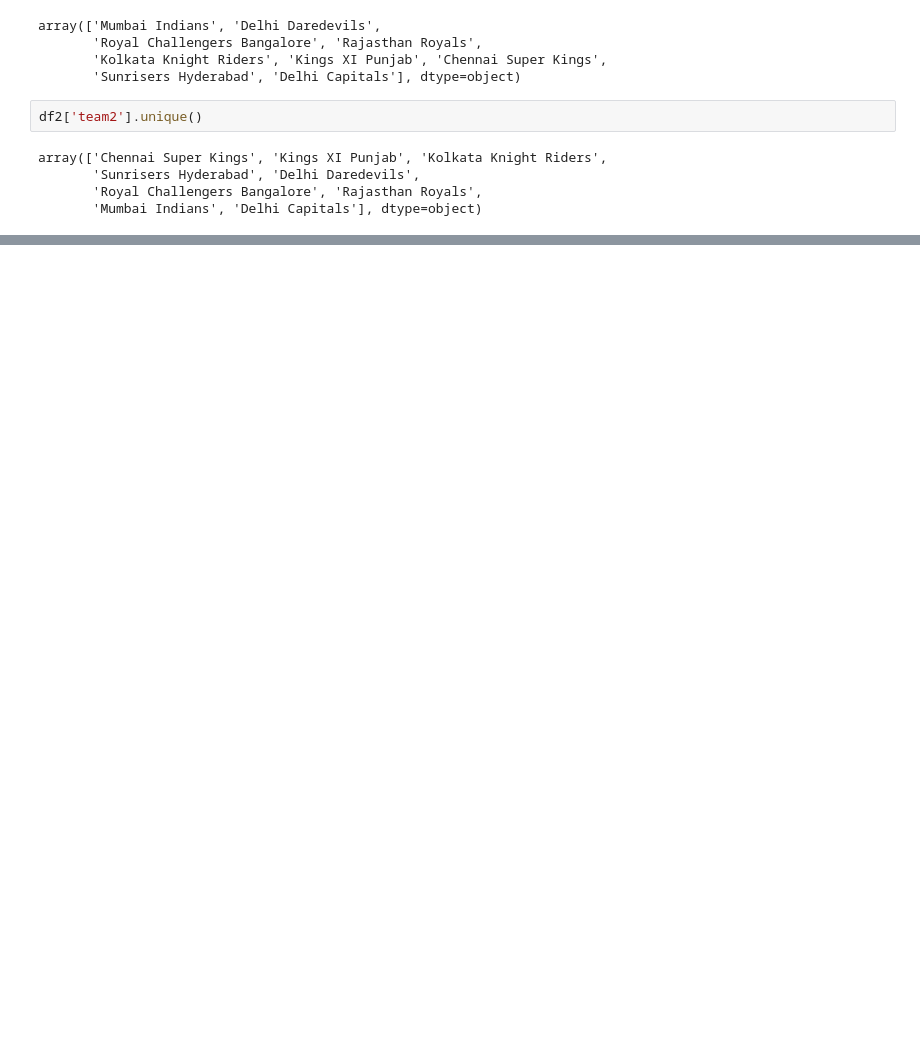
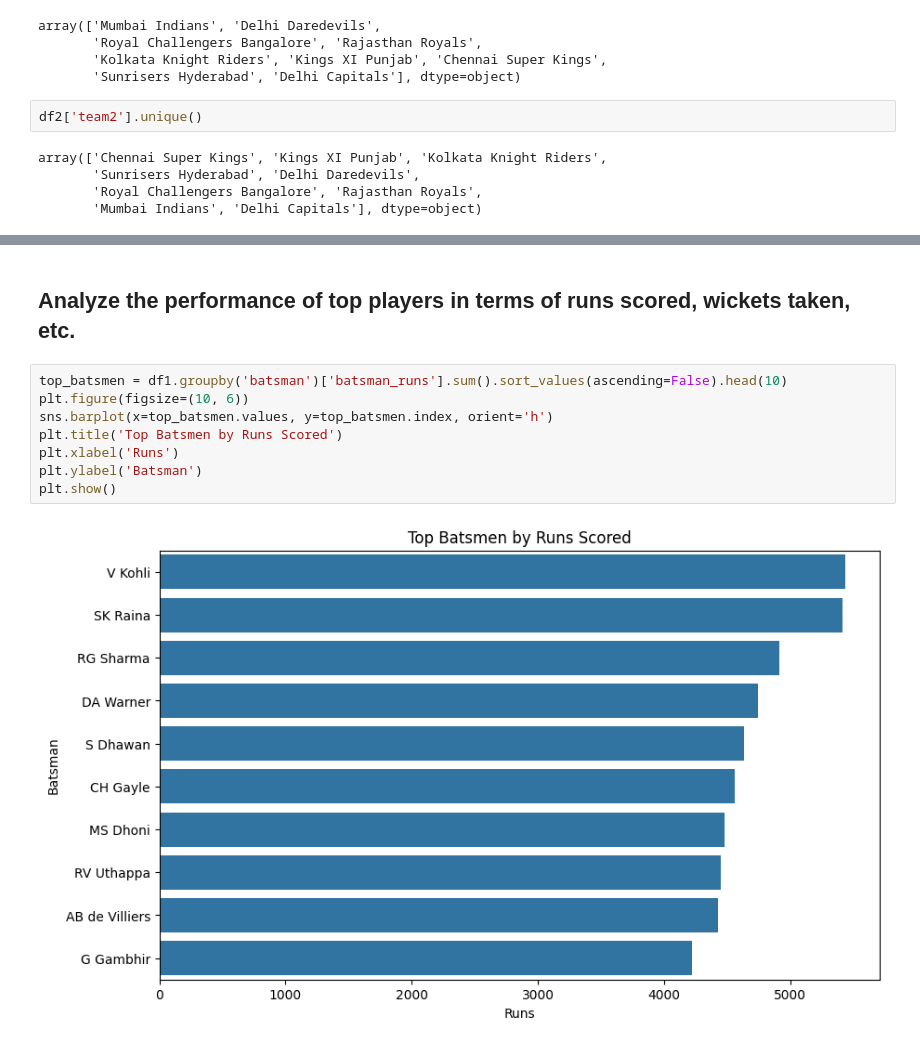
Before and after one commit to Parthvi579/Exploratory-Data-Analysis---Sports, a Jupyter notebook: Script/Indian Premier league.ipynb, the cells around one changed output, grey strips where cells are left out. Cells and saved outputs as stored; diff of their text form; blank space fills up the shorter version.

```diff
--- a/Script/Indian Premier league.ipynb
+++ b/Script/Indian Premier league.ipynb
@@ -274,0 +310,12 @@ plt.show()
+# %% [markdown]
+## Analyze the performance of top players in terms of runs scored, wickets taken, etc.
+# %%
+top_batsmen = df1.groupby('batsman')['batsman_runs'].sum().sort_values(ascending=False).head(10)
+plt.figure(figsize=(10, 6))
+sns.barplot(x=top_batsmen.values, y=top_batsmen.index, orient='h')
+plt.title('Top Batsmen by Runs Scored')
+plt.xlabel('Runs')
+plt.ylabel('Batsman')
+plt.show()
+# %% [output]
+[figure, added]
```
Also changed, not shown: parts of 32 cells of this notebook.
